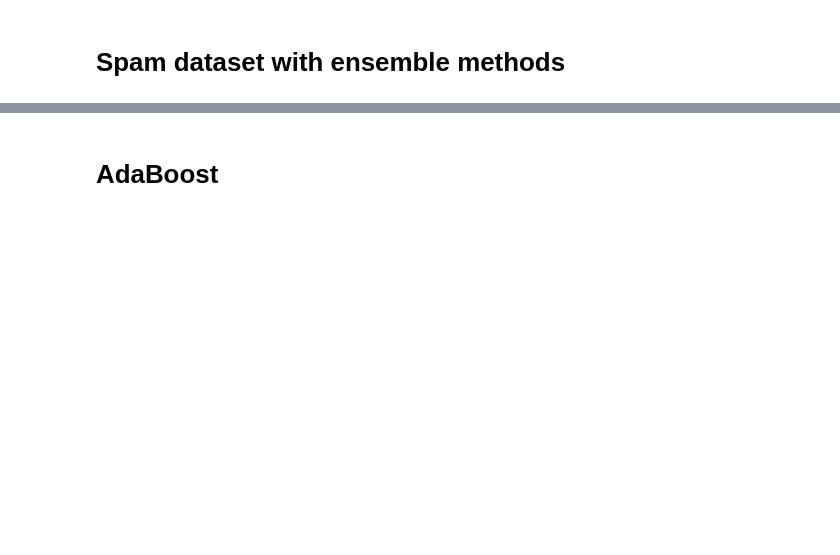
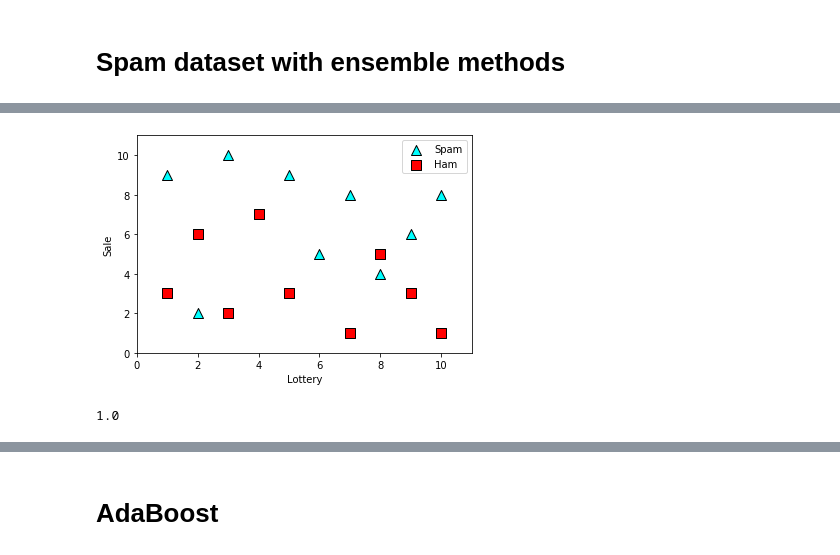
Before and after one commit to luisguiserrano/manning, a Jupyter notebook: Chapter_12_Ensemble_Methods/Ensemble_methods.ipynb, the cells around one changed output, grey strips where cells are left out. Saved outputs shown, nothing was run; the diff lists cells and outputs as text; code cells hidden in the pictures; blank space fills up the shorter version.

```diff
--- a/Chapter_12_Ensemble_Methods/Ensemble_methods.ipynb
+++ b/Chapter_12_Ensemble_Methods/Ensemble_methods.ipynb
@@ -240,0 +15,23 @@ for dt in random_forest_model.estimators_:
+# %%
+emails = np.array([
+    [7,8,1],
+    [3,2,0],
+    [8,4,1],
+    [2,6,0],
+    [6,5,1],
+    [9,6,1],
+    [8,5,0],
+    [7,1,0],
+    [1,9,1],
+    [4,7,0],
+    [1,3,0],
+    [3,10,1],
+    [2,2,1],
+    [9,3,0],
+    [5,3,0],
+    [10,1,0],
+    [5,9,1],
+    [10,8,1],
+])
+spam_dataset = pd.DataFrame(data=emails, columns=["Lottery", "Sale", "Spam"])
+spam_dataset
@@ -240,0 +56,12 @@ for dt in random_forest_model.estimators_:
+# %%
+features = spam_dataset[['Lottery', 'Sale']]
+labels = spam_dataset['Spam']
+utils.plot_points(features, labels)
+# %% [output]
+[figure, added]
+# %%
+spam_decision_tree = DecisionTreeClassifier(random_state=0)
+spam_decision_tree.fit(features, labels)
+spam_decision_tree.score(features, labels)
+# %% [output]
+1.0
```
Also changed, not shown: parts of 43 cells of this notebook, 5 other files.
